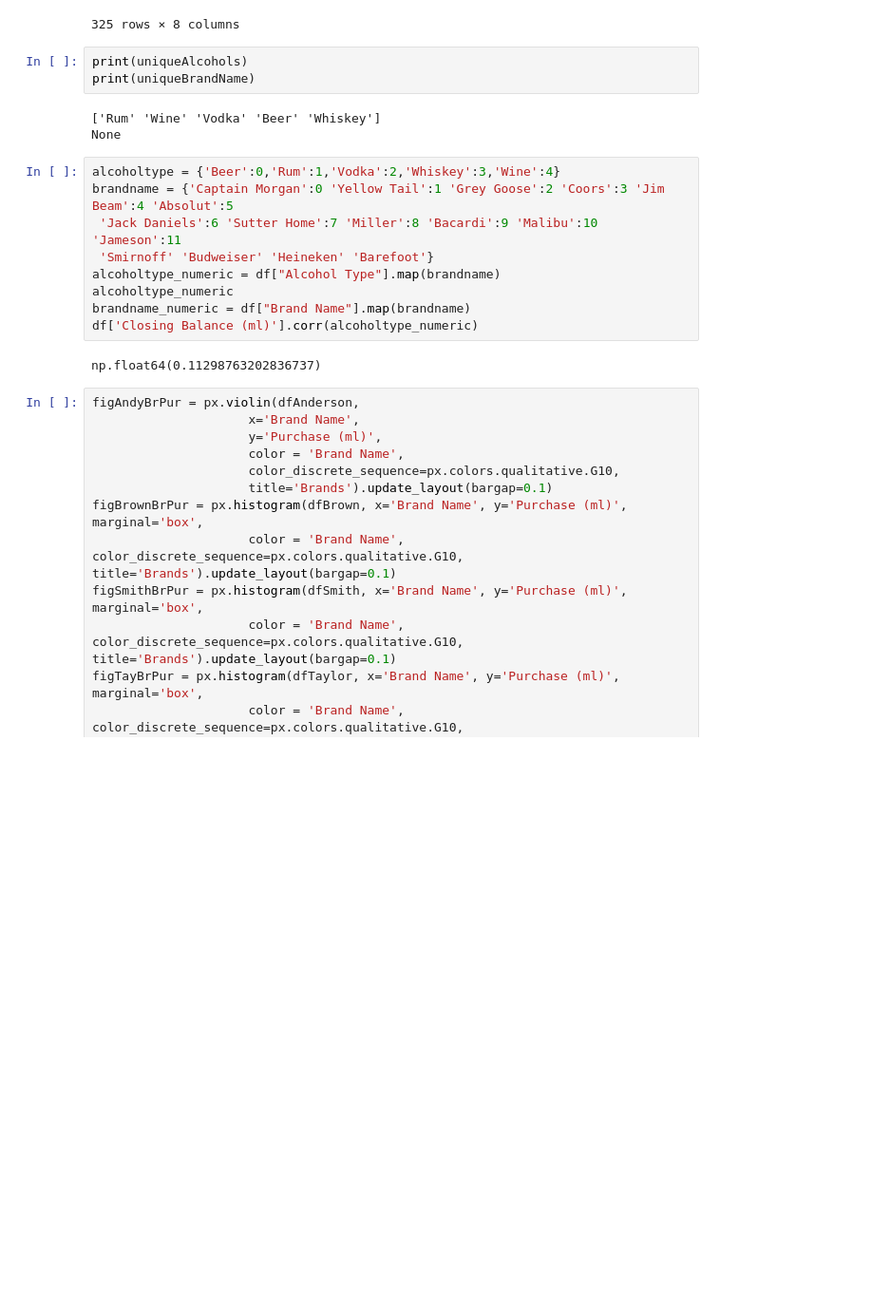
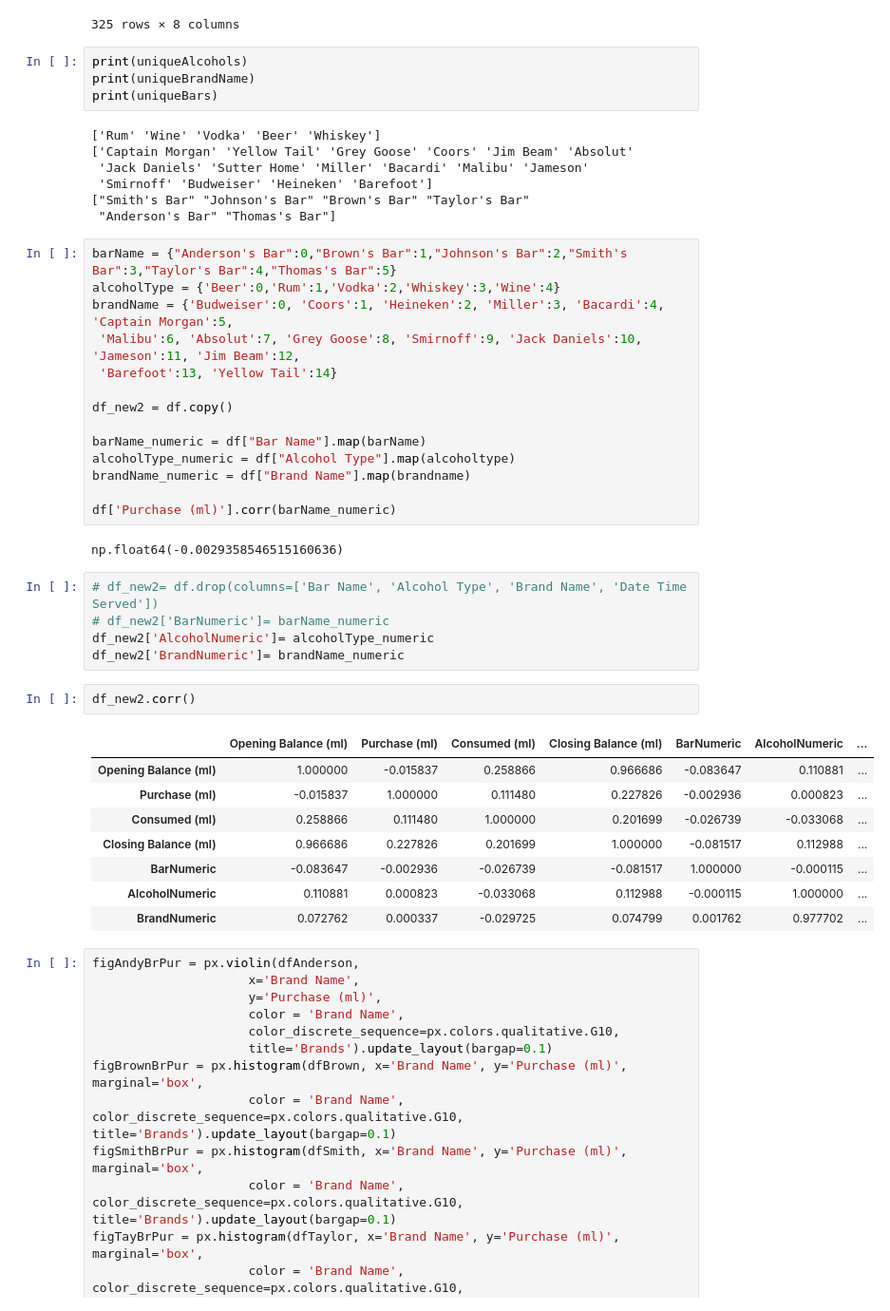
Before and after one commit to SoultySprings/PyProjects, a Jupyter notebook: kristalball/consumptionML.ipynb, the cells around one changed output. Shown at 95% size. Drawn from its saved outputs; the diff is of its cells as text; blank space fills up the shorter version.

```diff
--- a/kristalball/consumptionML.ipynb
+++ b/kristalball/consumptionML.ipynb
@@ -197,20 +197,46 @@ df_negPurch
 # %%
 print(uniqueAlcohols)
 print(uniqueBrandName)
+print(uniqueBars)
 # %% [output]
 ['Rum' 'Wine' 'Vodka' 'Beer' 'Whiskey']
-None
+['Captain Morgan' 'Yellow Tail' 'Grey Goose' 'Coors' 'Jim Beam' 'Absolut'
+ 'Jack Daniels' 'Sutter Home' 'Miller' 'Bacardi' 'Malibu' 'Jameson'
+ 'Smirnoff' 'Budweiser' 'Heineken' 'Barefoot']
+["Smith's Bar" "Johnson's Bar" "Brown's Bar" "Taylor's Bar"
+ "Anderson's Bar" "Thomas's Bar"]
 # %%
-alcoholtype = {'Beer':0,'Rum':1,'Vodka':2,'Whiskey':3,'Wine':4}
-brandname = {'Captain Morgan':0 'Yellow Tail':1 'Grey Goose':2 'Coors':3 'Jim Beam':4 'Absolut':5
- 'Jack Daniels':6 'Sutter Home':7 'Miller':8 'Bacardi':9 'Malibu':10 'Jameson':11
- 'Smirnoff' 'Budweiser' 'Heineken' 'Barefoot'}
-alcoholtype_numeric = df["Alcohol Type"].map(brandname)
-alcoholtype_numeric
-brandname_numeric = df["Brand Name"].map(brandname)
-df['Closing Balance (ml)'].corr(alcoholtype_numeric)
+barName = {"Anderson's Bar":0,"Brown's Bar":1,"Johnson's Bar":2,"Smith's Bar":3,"Taylor's Bar":4,"Thomas's Bar":5}
+alcoholType = {'Beer':0,'Rum':1,'Vodka':2,'Whiskey':3,'Wine':4}
+brandName = {'Budweiser':0, 'Coors':1, 'Heineken':2, 'Miller':3, 'Bacardi':4, 'Captain Morgan':5,
+ 'Malibu':6, 'Absolut':7, 'Grey Goose':8, 'Smirnoff':9, 'Jack Daniels':10, 'Jameson':11, 'Jim Beam':12,
+ 'Barefoot':13, 'Yellow Tail':14}
+
+df_new2 = df.copy()
+
+barName_numeric = df["Bar Name"].map(barName)
+alcoholType_numeric = df["Alcohol Type"].map(alcoholtype)
+brandName_numeric = df["Brand Name"].map(brandname)
+
+df['Purchase (ml)'].corr(barName_numeric)
 # %% [output]
-np.float64(0.11298763202836737)
+np.float64(-0.0029358546515160636)
+# %%
+# df_new2= df.drop(columns=['Bar Name', 'Alcohol Type', 'Brand Name', 'Date Time Served'])
+# df_new2['BarNumeric']= barName_numeric
+df_new2['AlcoholNumeric']= alcoholType_numeric
+df_new2['BrandNumeric']= brandName_numeric
+# %%
+df_new2.corr()
+# %% [output]
+|  | Opening Balance (ml) | Purchase (ml) | Consumed (ml) | Closing Balance (ml) | BarNumeric | AlcoholNumeric | ... |
+| Opening Balance (ml) | 1.000000 | -0.015837 | 0.258866 | 0.966686 | -0.083647 | 0.110881 | ... |
+| Purchase (ml) | -0.015837 | 1.000000 | 0.111480 | 0.227826 | -0.002936 | 0.000823 | ... |
+| Consumed (ml) | 0.258866 | 0.111480 | 1.000000 | 0.201699 | -0.026739 | -0.033068 | ... |
+| Closing Balance (ml) | 0.966686 | 0.227826 | 0.201699 | 1.000000 | -0.081517 | 0.112988 | ... |
+| BarNumeric | -0.083647 | -0.002936 | -0.026739 | -0.081517 | 1.000000 | -0.000115 | ... |
+| AlcoholNumeric | 0.110881 | 0.000823 | -0.033068 | 0.112988 | -0.000115 | 1.000000 | ... |
+| BrandNumeric | 0.072762 | 0.000337 | -0.029725 | 0.074799 | 0.001762 | 0.977702 | ... |
 # %%
 figAndyBrPur = px.violin(dfAnderson,
                      x='Brand Name',
```
